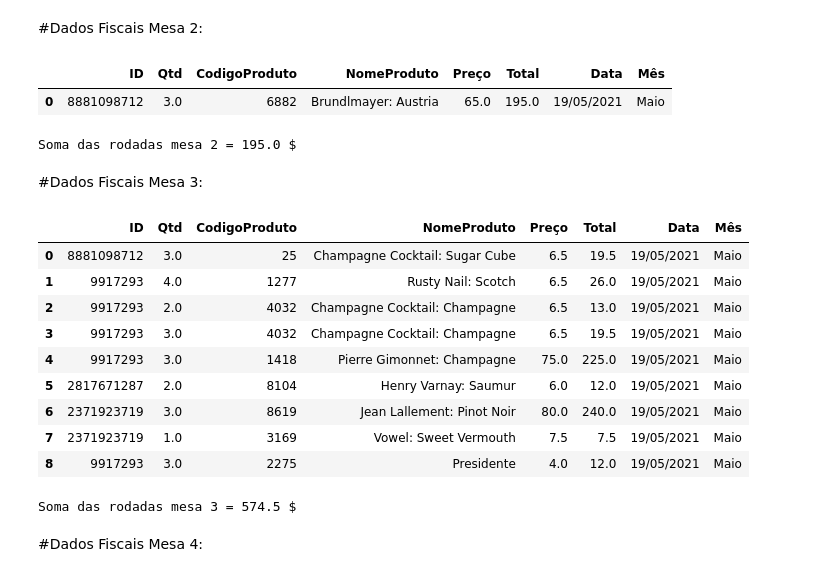
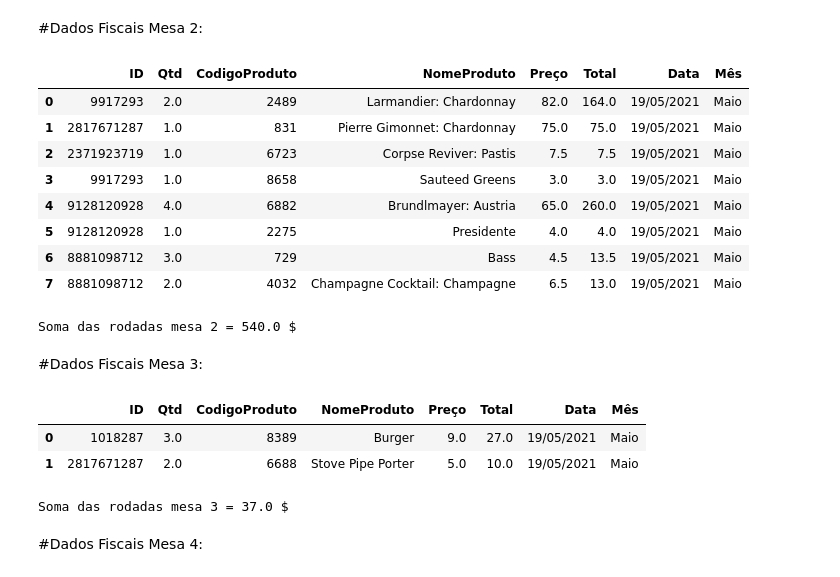
Before and after one commit to RFFSoftwareEngineering/DesafioDataAnalytics, a Jupyter notebook: DesafioFalqon.ipynb, the cells around one changed output. Drawn from its saved outputs; the diff is of its cells as text; code cells hidden in the pictures.

```diff
--- a/DesafioFalqon.ipynb
+++ b/DesafioFalqon.ipynb
@@ -281,7 +285,7 @@ PedidosM2 = pd.read_csv(urlMesa2)
 display(PedidosM2)
 # %%
 
-PedidosM2Arrumado = PedidosM2["8881098712\t4\t4397"].str.split("\t", 2, expand = True)
+PedidosM2Arrumado = PedidosM2["9128120928\t1\t1277"].str.split("\t", 2, expand = True)
 
 PedidosM2Arrumado.columns = ['ID', 'Qtd', 'CodigoProduto']
 
@@ -298,8 +302,15 @@ SomadasRodadasM2 = dadosNFMesa2.Total.sum()
 print("Soma das rodadas mesa 2 =", SomadasRodadasM2,"$")
 # %% [output]
 |  | ID | Qtd | CodigoProduto | NomeProduto | Preço | Total | Data | Mês |
-| 0 | 8881098712 | 3.0 | 6882 | Brundlmayer: Austria | 65.0 | 195.0 | 19/05/2021 | Maio |
+| 0 | 9917293 | 2.0 | 2489 | Larmandier: Chardonnay | 82.0 | 164.0 | 19/05/2021 | Maio |
+| 1 | 2817671287 | 1.0 | 831 | Pierre Gimonnet: Chardonnay | 75.0 | 75.0 | 19/05/2021 | Maio |
+| 2 | 2371923719 | 1.0 | 6723 | Corpse Reviver: Pastis | 7.5 | 7.5 | 19/05/2021 | Maio |
+| 3 | 9917293 | 1.0 | 8658 | Sauteed Greens | 3.0 | 3.0 | 19/05/2021 | Maio |
+| 4 | 9128120928 | 4.0 | 6882 | Brundlmayer: Austria | 65.0 | 260.0 | 19/05/2021 | Maio |
+| 5 | 9128120928 | 1.0 | 2275 | Presidente | 4.0 | 4.0 | 19/05/2021 | Maio |
+| 6 | 8881098712 | 3.0 | 729 | Bass | 4.5 | 13.5 | 19/05/2021 | Maio |
+| 7 | 8881098712 | 2.0 | 4032 | Champagne Cocktail: Champagne | 6.5 | 13.0 | 19/05/2021 | Maio |
-Soma das rodadas mesa 2 = 195.0 $
+Soma das rodadas mesa 2 = 540.0 $
 # %% [markdown]
 #Dados Fiscais Mesa 3:
 # %%
@@ -309,33 +320,26 @@ PedidosM3 = pd.read_csv(urlMesa3)
 display(PedidosM3)
 # %%
 
-PedidosM3Arrumado = PedidosM3["1018287\t2\t514"].str.split("\t", 2, expand = True)
+PedidosM3Arrumado = PedidosM3["1018287\t2\t1844"].str.split("\t", 2, expand = True)
 
 PedidosM3Arrumado.columns = ['ID', 'Qtd', 'CodigoProduto']
 
 NFMesa3 = pd.merge(PedidosM3Arrumado, CardapioArrumado[["CodigoProduto", "NomeProduto", "Preço"]], on = "CodigoProduto")
 
 NFMesa3["Qtd"] = NFMesa3["Qtd"].astype(float)
 NFMesa3["Preço"] = NFMesa3["Preço"].astype(float)
 dadosNFMesa3 = NFMesa3.assign(Total = NFMesa3.Qtd * NFMesa3.Preço)
 dadosNFMesa3["Data"] = "19/05/2021"
 dadosNFMesa3["Mês"] = "Maio"
 display(dadosNFMesa3)
 
 SomadasRodadasM3 = dadosNFMesa3.Total.sum()
 print("Soma das rodadas mesa 3 =", SomadasRodadasM3,"$")
 # %% [output]
 |  | ID | Qtd | CodigoProduto | NomeProduto | Preço | Total | Data | Mês |
-| 0 | 8881098712 | 3.0 | 25 | Champagne Cocktail: Sugar Cube | 6.5 | 19.5 | 19/05/2021 | Maio |
-| 1 | 9917293 | 4.0 | 1277 | Rusty Nail: Scotch | 6.5 | 26.0 | 19/05/2021 | Maio |
-| 2 | 9917293 | 2.0 | 4032 | Champagne Cocktail: Champagne | 6.5 | 13.0 | 19/05/2021 | Maio |
-| 3 | 9917293 | 3.0 | 4032 | Champagne Cocktail: Champagne | 6.5 | 19.5 | 19/05/2021 | Maio |
-| 4 | 9917293 | 3.0 | 1418 | Pierre Gimonnet: Champagne | 75.0 | 225.0 | 19/05/2021 | Maio |
-| 5 | 2817671287 | 2.0 | 8104 | Henry Varnay: Saumur | 6.0 | 12.0 | 19/05/2021 | Maio |
-| 6 | 2371923719 | 3.0 | 8619 | Jean Lallement: Pinot Noir | 80.0 | 240.0 | 19/05/2021 | Maio |
-| 7 | 2371923719 | 1.0 | 3169 | Vowel: Sweet Vermouth | 7.5 | 7.5 | 19/05/2021 | Maio |
-| 8 | 9917293 | 3.0 | 2275 | Presidente | 4.0 | 12.0 | 19/05/2021 | Maio |
+| 0 | 1018287 | 3.0 | 8389 | Burger | 9.0 | 27.0 | 19/05/2021 | Maio |
+| 1 | 2817671287 | 2.0 | 6688 | Stove Pipe Porter | 5.0 | 10.0 | 19/05/2021 | Maio |
-Soma das rodadas mesa 3 = 574.5 $
+Soma das rodadas mesa 3 = 37.0 $
 # %% [markdown]
 #Dados Fiscais Mesa 4:
 # %%
```
Also changed, not shown: parts of 50 cells of this notebook.
